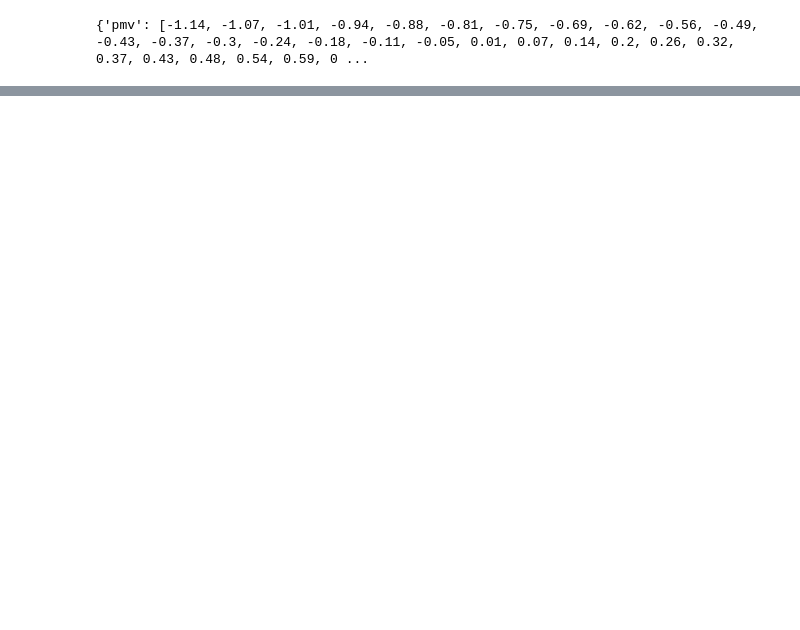
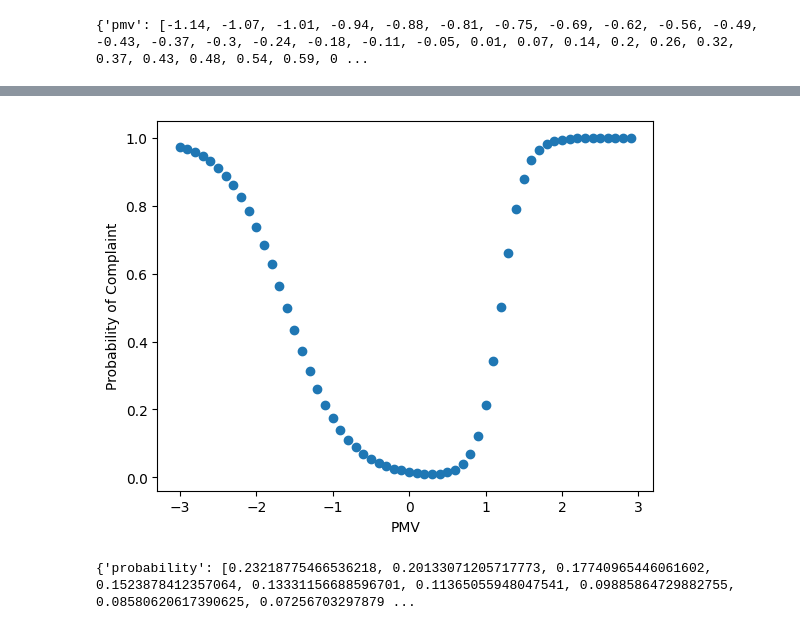
Before and after one commit to Light52566/rllib-energyplus-hi, a Jupyter notebook: test.ipynb, the cells around one changed output, grey strips where cells are left out. Saved outputs shown, nothing was run; the diff lists cells and outputs as text; code cells hidden in the pictures; blank space fills up the shorter version.

```diff
--- a/test.ipynb
+++ b/test.ipynb
@@ -18,0 +25,14 @@ plt.show()
+# %%
+# Plot the probability of complaint distribution as points where the y-axis is the probability of complaint and the x-axis is the PMV
+plt.scatter(probabilities['pmv'], probabilities['probability'])
+plt.ylabel('Probability of Complaint')
+plt.xlabel('PMV')
+plt.show()
+# %% [output]
+[figure, added]
+# %%
+# sample the probability of complaint
+complaints = human.temp2prob()
+print(complaints)
+# %% [output]
+{'probability': [0.23218775466536218, 0.20133071205717773, 0.17740965446061602, 0.1523878412357064, 0.13331156688596701, 0.11365055948047541, 0.09885864729882755, 0.08580620617390625, 0.07256703297879 ...
```
Also changed, not shown: parts of 4 cells of this notebook, 1 other file.
